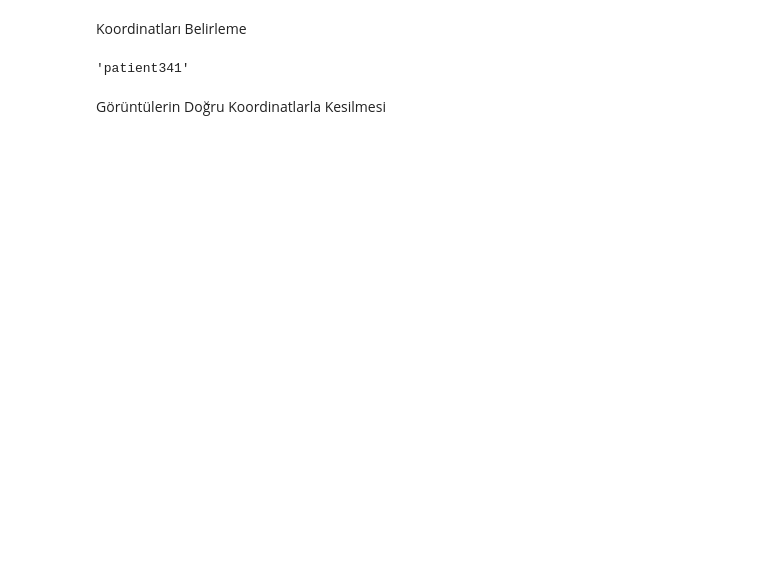
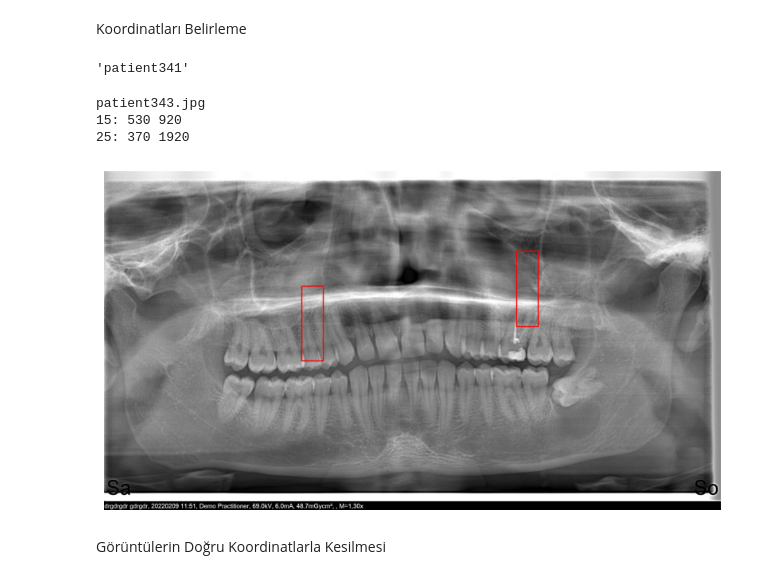
Before and after one commit to azgarian/rootNumberDetection, a Jupyter notebook: scripts/crop_pano_image.ipynb, the cells around one changed output. Saved outputs shown, nothing was run; the diff lists cells and outputs as text; code cells hidden in the pictures; blank space fills up the shorter version.

```diff
--- a/scripts/crop_pano_image.ipynb
+++ b/scripts/crop_pano_image.ipynb
@@ -30,34 +30,39 @@ info["patient_id"][332]
 # %% [output]
 'patient341'
 # %%
-import itertools
-from itertools import product
+# import itertools
+# from itertools import product
 
-y_coor = list(range(300,601,50))
-x_15_coor = list(range(800,1201,50))
-x_25_coor = list(range(1650,1851,50))
-y_len, x_len = 350, 100
+# y_coor = list(range(300,601,50))
+# x_15_coor = list(range(800,1201,50))
+# x_25_coor = list(range(1650,1851,50))
+# y_len, x_len = 350, 100
 
-id="patient341.jpg"
-patient_dir = os.path.join(image_dir, id)
-img = mpimg.imread(patient_dir)
+# id="patient343.jpg"
+# patient_dir = os.path.join(image_dir, id)
+# img = mpimg.imread(patient_dir)
 
-y1, x1 = 530, 920 # 15 numara
+# y1, x1 = 530, 920 # 15 numara
 
-y2, x2 = 370, 1920 # 25 numara
-print(id)
-print("15:", y1, x1)
-print("25:", y2, x2)
+# y2, x2 = 370, 1920 # 25 numara
+# print(id)
+# print("15:", y1, x1)
+# print("25:", y2, x2)
 
-fig, ax = plt.subplots(figsize=(10, 8))
-img_plot = ax.imshow(img, cmap=plt.cm.bone)
-rect1 = patches.Rectangle((x1, y1), x_len, y_len, linewidth=1, edgecolor='r', facecolor='none')
-rect2 = patches.Rectangle((x2, y2), x_len, y_len, linewidth=1, edgecolor='r', facecolor='none')
+# fig, ax = plt.subplots(figsize=(10, 8))
+# img_plot = ax.imshow(img, cmap=plt.cm.bone)
+# rect1 = patches.Rectangle((x1, y1), x_len, y_len, linewidth=1, edgecolor='r', facecolor='none')
+# rect2 = patches.Rectangle((x2, y2), x_len, y_len, linewidth=1, edgecolor='r', facecolor='none')
 
-ax.add_patch(rect1)
-ax.add_patch(rect2)
-plt.axis('off')
-plt.show()
+# ax.add_patch(rect1)
+# ax.add_patch(rect2)
+# plt.axis('off')
+# plt.show()
+# %% [output]
+patient343.jpg
+15: 530 920
+25: 370 1920
+[figure, added]
 # %% [markdown]
 Görüntülerin Doğru Koordinatlarla Kesilmesi
 # %%
```
Also changed, not shown: parts of 2 cells of this notebook, 6 other files.
